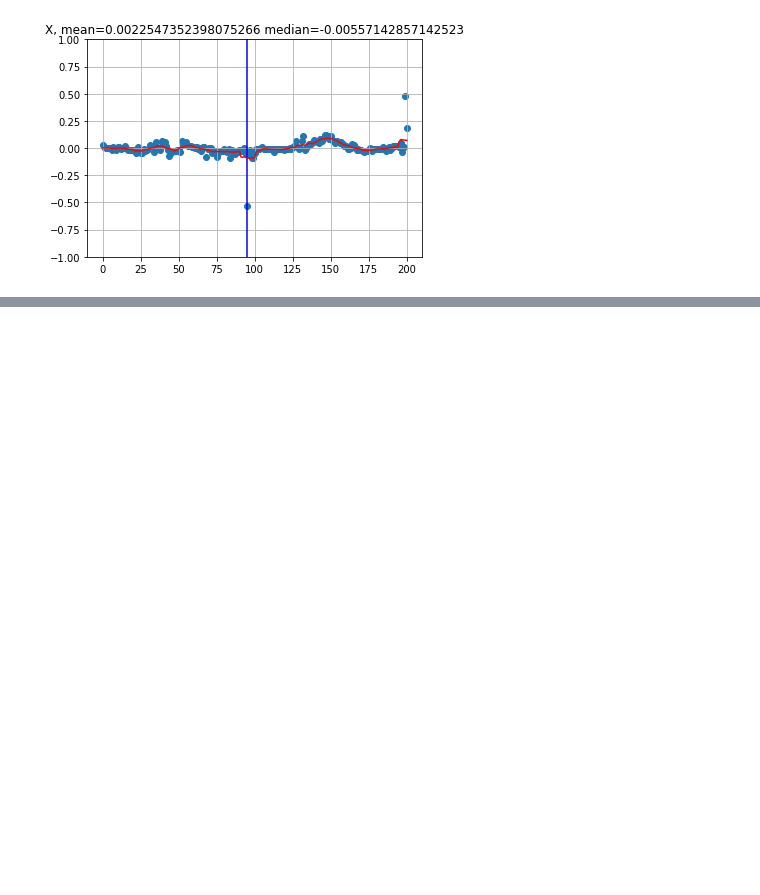
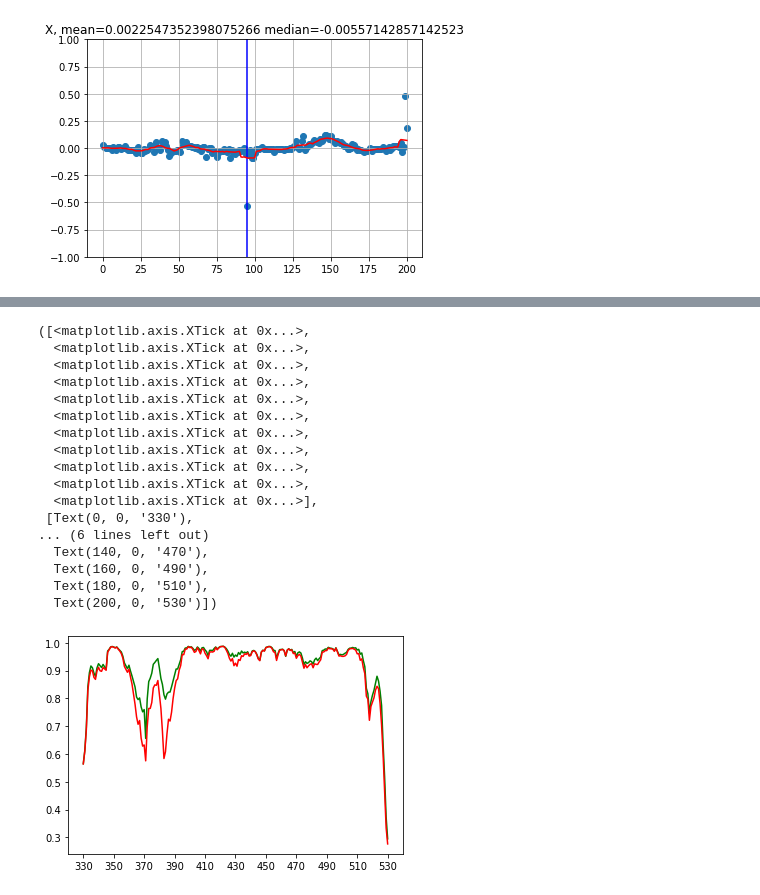
Before and after one commit to csabaiBio/RBD-AlphaFold2-structures-and-phenotypic-information, a Jupyter notebook: data_usage_scripts/xyz_variation_at_position.ipynb, the cells around one changed output, grey strips where cells are left out. Drawn from its saved outputs; the diff is of its cells as text; code cells hidden in the pictures; blank space fills up the shorter version.

```diff
--- a/data_usage_scripts/xyz_variation_at_position.ipynb
+++ b/data_usage_scripts/xyz_variation_at_position.ipynb
@@ -316,0 +285,30 @@ f.savefig("../reasults_figs/local_distortion_positions.png",bbox_inches='tight',
+# %%
+#highlight positions that are far in seq space but close in 3d space in this same figure?...
+
+# Plot bfactor for alpha and beta...
+
+df_bfactor = pd.read_csv("../disorder_analysis/alphatry.csv")
+plt.plot(range(201),df_bfactor["b_factor"]/100,alpha=1,color="green",label="lDPPT")
+
+df_bfactor = pd.read_csv("../disorder_analysis/betatry.csv")
+plt.plot(range(201),df_bfactor["b_factor"]/100,alpha=1,color="red",label="lDPPT")
+plt.xticks(range(0,201,20),range(330,531,20)) #incorect labels..
+# %% [output]
+([<matplotlib.axis.XTick at 0x...>,
+  <matplotlib.axis.XTick at 0x...>,
+  <matplotlib.axis.XTick at 0x...>,
+  <matplotlib.axis.XTick at 0x...>,
+  <matplotlib.axis.XTick at 0x...>,
+  <matplotlib.axis.XTick at 0x...>,
+  <matplotlib.axis.XTick at 0x...>,
+  <matplotlib.axis.XTick at 0x...>,
+  <matplotlib.axis.XTick at 0x...>,
+  <matplotlib.axis.XTick at 0x...>,
+  <matplotlib.axis.XTick at 0x...>],
+ [Text(0, 0, '330'),
+... (6 lines left out)
+  Text(140, 0, '470'),
+  Text(160, 0, '490'),
+  Text(180, 0, '510'),
+  Text(200, 0, '530')])
+[figure, added]
```
Also changed, not shown: parts of 11 cells of this notebook, 15 other files.
